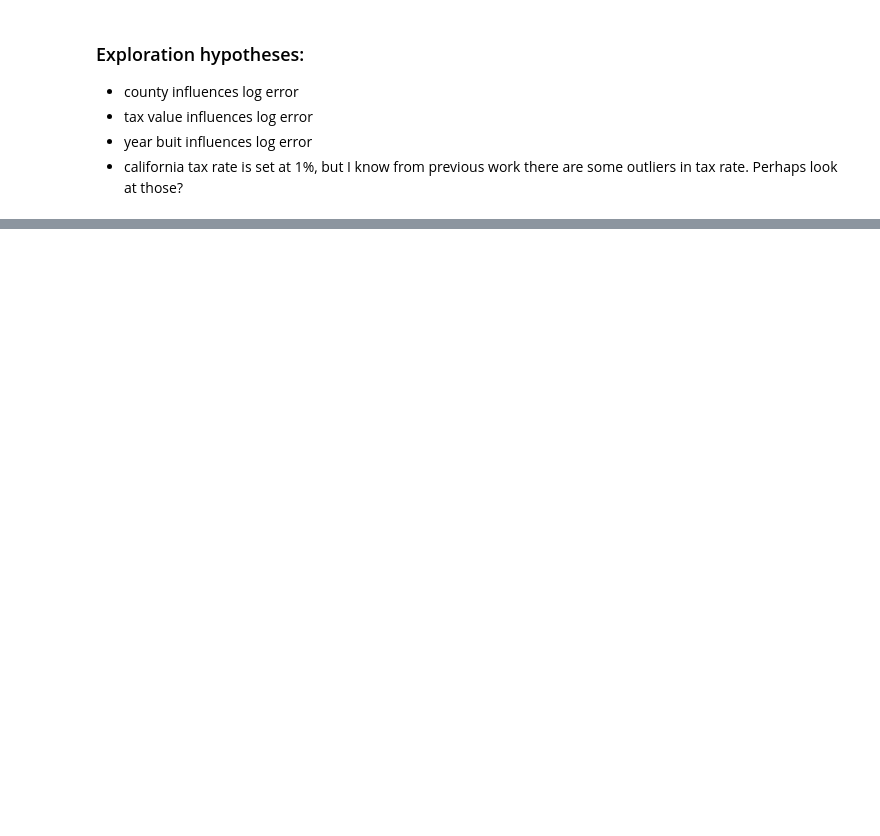
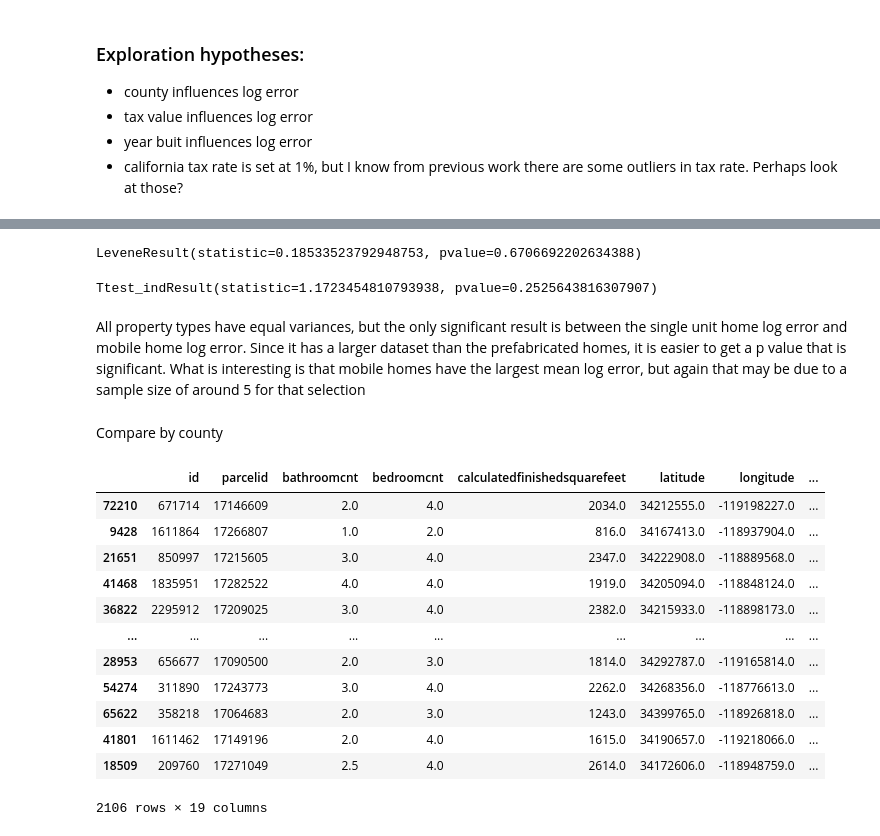
Before and after one commit to parkervoit/zillow-clustering-project, a Jupyter notebook: scratch_notebook.ipynb, the cells around one changed output, grey strips where cells are left out. Cells and saved outputs as stored; diff of their text form; code cells hidden in the pictures; blank space fills up the shorter version.

```diff
--- a/scratch_notebook.ipynb
+++ b/scratch_notebook.ipynb
@@ -447,0 +564,29 @@ memory usage: 5.7+ MB
+# %%
+stats.levene(mobile_df['logerror'],prefab_df['logerror'])
+# %% [output]
+LeveneResult(statistic=0.18533523792948753, pvalue=0.6706692202634388)
+# %%
+stats.ttest_ind(mobile_df['logerror'],prefab_df['logerror'], equal_var=True)
+# %% [output]
+Ttest_indResult(statistic=1.1723454810793938, pvalue=0.2525643816307907)
+# %% [markdown]
+All property types have equal variances, but the only significant result is between the single unit  home log error and mobile home log error. Since it has a larger dataset than the prefabricated homes, it is easier to get a p value that is significant. What is interesting is that mobile homes have the largest mean log error, but again that may be due to a sample size of around 5 for that selection
+# %% [markdown]
+Compare by county
+# %%
+vent_df = train[train['county_Ventura'] == 1]
+vent_df
+# %% [output]
+|  | id | parcelid | bathroomcnt | bedroomcnt | calculatedfinishedsquarefeet | latitude | longitude | ... |
+| 72210 | 671714 | 17146609 | 2.0 | 4.0 | 2034.0 | 34212555.0 | -119198227.0 | ... |
+| 9428 | 1611864 | 17266807 | 1.0 | 2.0 | 816.0 | 34167413.0 | -118937904.0 | ... |
+| 21651 | 850997 | 17215605 | 3.0 | 4.0 | 2347.0 | 34222908.0 | -118889568.0 | ... |
+| 41468 | 1835951 | 17282522 | 4.0 | 4.0 | 1919.0 | 34205094.0 | -118848124.0 | ... |
+| 36822 | 2295912 | 17209025 | 3.0 | 4.0 | 2382.0 | 34215933.0 | -118898173.0 | ... |
+| ... | ... | ... | ... | ... | ... | ... | ... | ... |
+| 28953 | 656677 | 17090500 | 2.0 | 3.0 | 1814.0 | 34292787.0 | -119165814.0 | ... |
+| 54274 | 311890 | 17243773 | 3.0 | 4.0 | 2262.0 | 34268356.0 | -118776613.0 | ... |
+| 65622 | 358218 | 17064683 | 2.0 | 3.0 | 1243.0 | 34399765.0 | -118926818.0 | ... |
+| 41801 | 1611462 | 17149196 | 2.0 | 4.0 | 1615.0 | 34190657.0 | -119218066.0 | ... |
+| 18509 | 209760 | 17271049 | 2.5 | 4.0 | 2614.0 | 34172606.0 | -118948759.0 | ... |
+2106 rows × 19 columns
```
Also changed, not shown: parts of 35 cells of this notebook, 3 other files.
